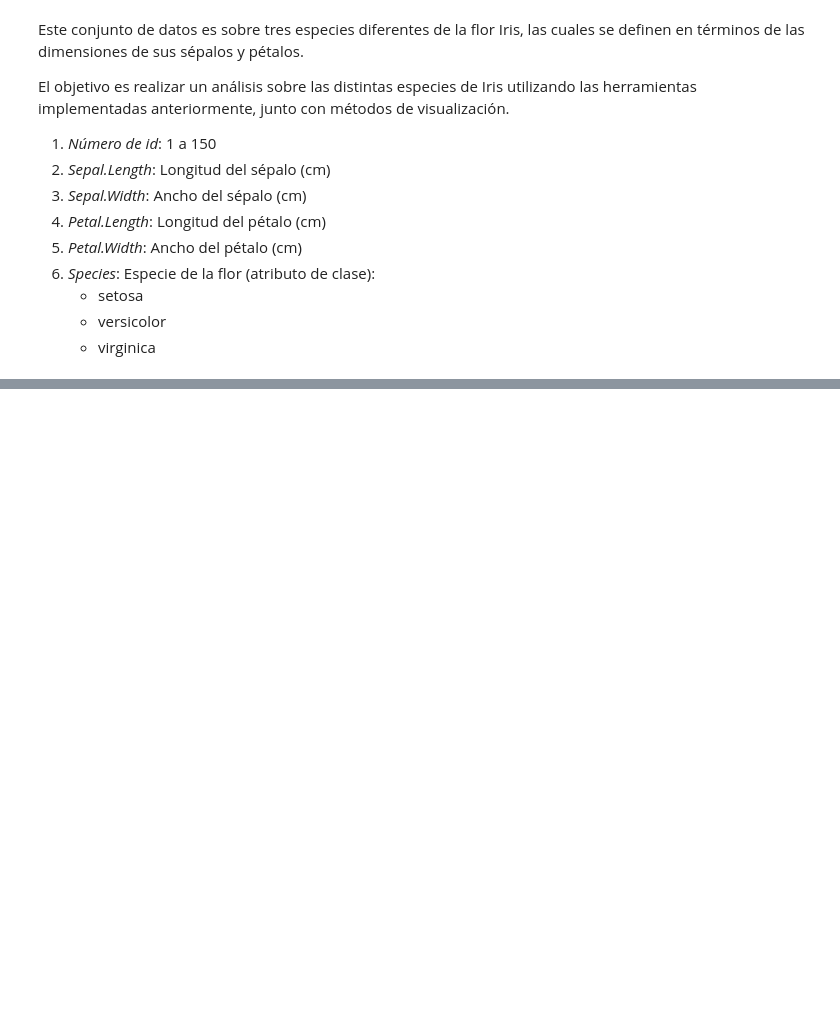
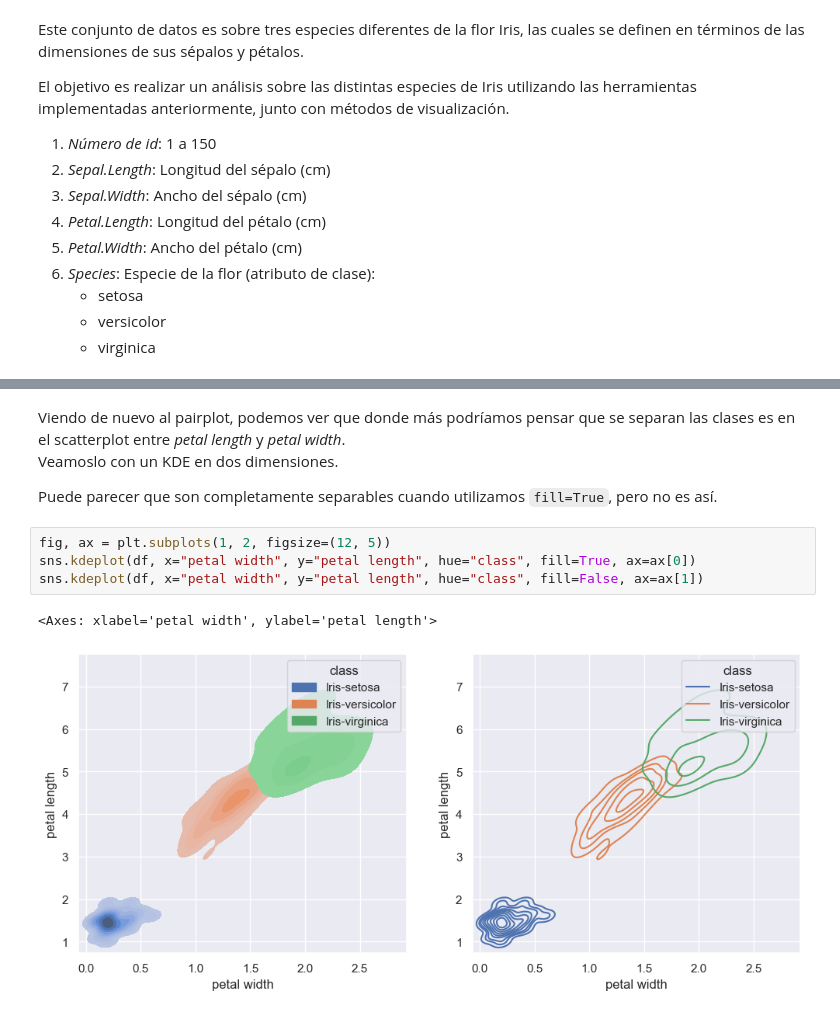
Before and after one commit to Gustavo-HA/MCE-Segundo_Semestre, a Jupyter notebook: Ciencia de Datos/Tareas/Tarea1/Tarea1.ipynb, the cells around one changed output, grey strips where cells are left out. Drawn from its saved outputs; the diff is of its cells as text; blank space fills up the shorter version.

```diff
--- a/Ciencia de Datos/Tareas/Tarea1/Tarea1.ipynb
+++ b/Ciencia de Datos/Tareas/Tarea1/Tarea1.ipynb
@@ -295,0 +354,12 @@ AttributeError: 'NoneType' object has no attribute 'str'
+# %% [markdown]
+Viendo de nuevo al pairplot, podemos ver que donde más podríamos pensar que se separan las clases es en el scatterplot entre *petal length* y *petal width*.
+Veamoslo con un KDE en dos dimensiones.
+
+Puede parecer que son completamente separables cuando utilizamos `fill=True`, pero  no es así.
+# %%
+fig, ax = plt.subplots(1, 2, figsize=(12, 5))
+sns.kdeplot(df, x="petal width", y="petal length", hue="class", fill=True, ax=ax[0])
+sns.kdeplot(df, x="petal width", y="petal length", hue="class", fill=False, ax=ax[1])
+# %% [output]
+<Axes: xlabel='petal width', ylabel='petal length'>
+[figure, added]
```
Also changed, not shown: parts of 17 cells of this notebook.
